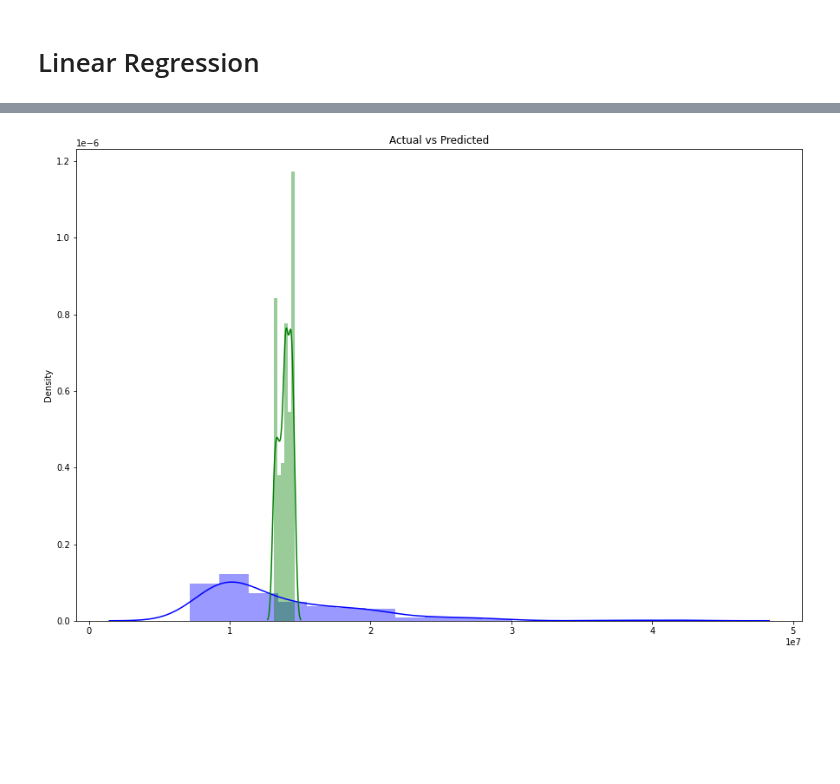
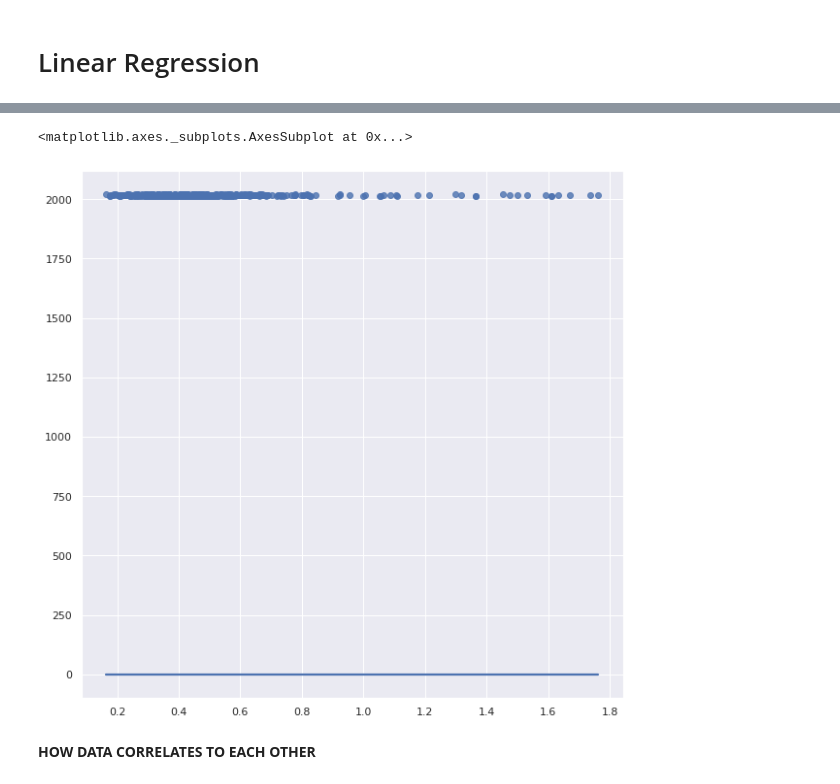
Before and after one commit to ethanewing1/nyc_condos, a Jupyter notebook: finalproject.ipynb, the cells around one changed output, grey strips where cells are left out. Drawn from its saved outputs; the diff is of its cells as text; code cells hidden in the pictures; blank space fills up the shorter version.

```diff
--- a/finalproject.ipynb
+++ b/finalproject.ipynb
@@ -261,12 +258,20 @@ plt.show()
-# %%
-plt.title("Actual vs Predicted")
-fig = matplotlib.pyplot.gcf()
-fig.set_size_inches(15, 10)
-sns.distplot(y_test, label = "Actual", color = "blue")
-sns.distplot(y_pred, label = "Predicted", color = "green")
-plt.show()
-# %% [output]
-[figure, removed]
+# %%
+from sklearn import linear_model
+X = np.array(df['Efficiency']).reshape(-1, 1)
+y = np.array(df['Report Year']).reshape(-1, 1)
+
+reg = linear_model.LogisticRegression()
+
+reg.fit(X,y)
+
+predicted = reg.predict(np.array(df['Efficiency'].mean()).reshape(-1,1))
+
+sns.regplot(x=X, y=y, data=df, logistic=True, ci=None)
+# %% [output]
+<matplotlib.axes._subplots.AxesSubplot at 0x...>
+[figure, added]
+# %% [markdown]
+**HOW DATA CORRELATES TO EACH OTHER**
 # %%
 import statsmodels.api as sm
 import statsmodels.formula.api as smf
```
Also changed, not shown: parts of 41 cells of this notebook.
